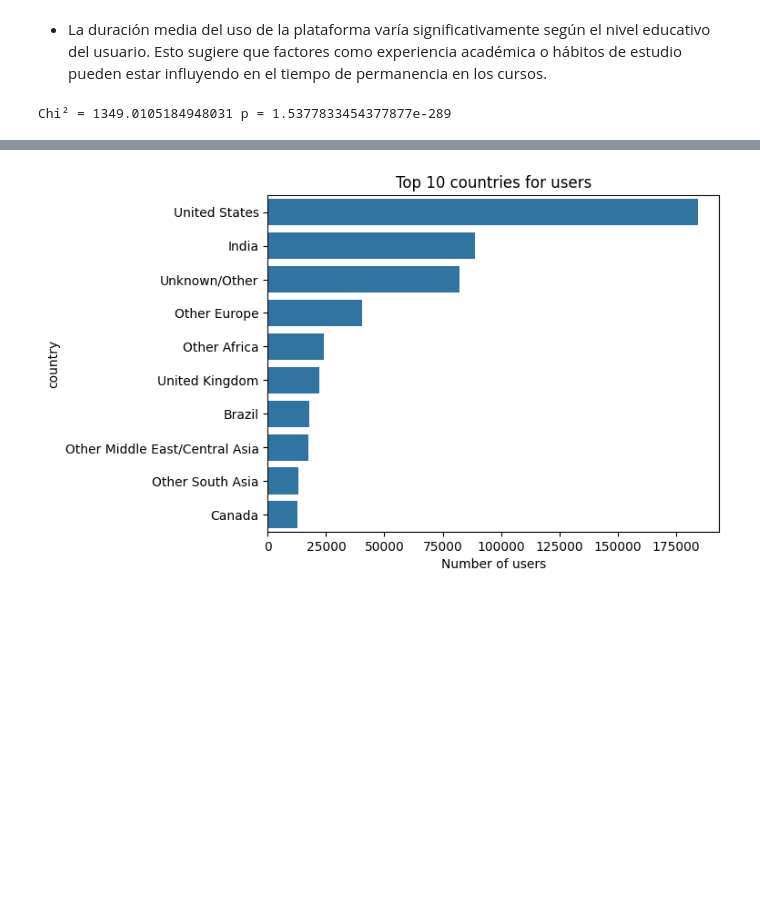
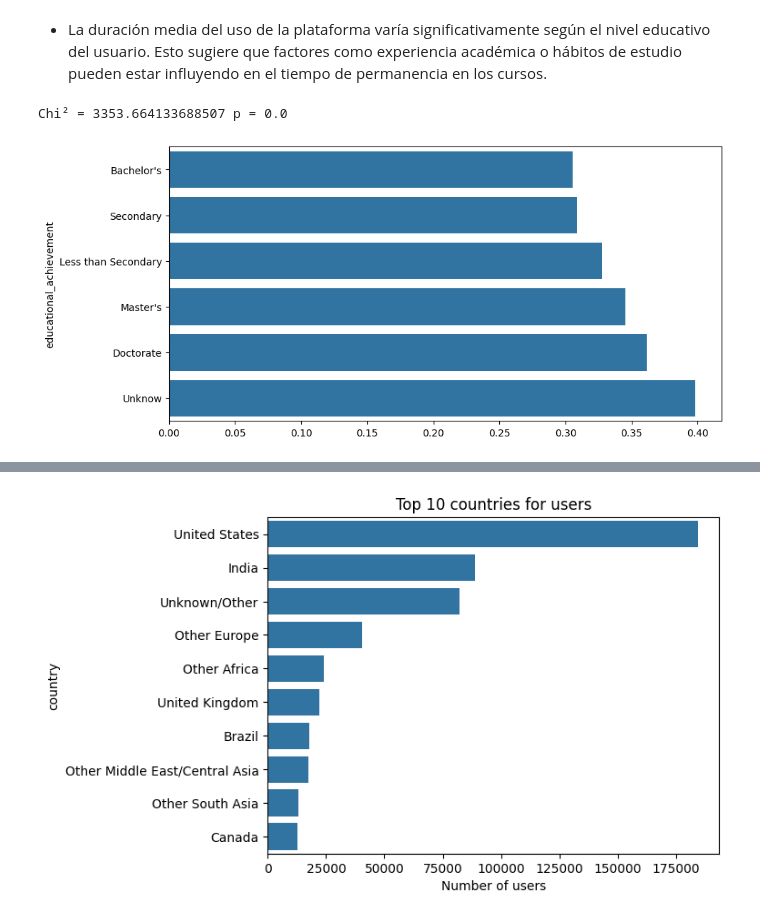
Before and after one commit to abdonrb/Course-engagement, a Jupyter notebook: notebooks/Eda.ipynb, the cells around one changed output, grey strips where cells are left out. Drawn from its saved outputs; the diff is of its cells as text; code cells hidden in the pictures; blank space fills up the shorter version.

```diff
--- a/notebooks/Eda.ipynb
+++ b/notebooks/Eda.ipynb
@@ -435,7 +475,13 @@ F = 747.38, p = 0.0000
 table = pd.crosstab(df['educational_achievement'], df['active_engagement'])
 chi2, p, dof, _ = chi2_contingency(table)
 
-print("Chi² =", chi2, "p =", p)
+print("Chi2 =", chi2, "p =", p)
 # %% [output]
-Chi² = 1349.0105184948031 p = 1.5377833454377877e-289
+Chi² = 3353.664133688507 p = 0.0
+# %%
+engagement_rate = df.groupby('educational_achievement')['active_engagement'].mean().sort_values()
+plt.figure(figsize=(10, 5))
+sns.barplot(x=engagement_rate.values, y=engagement_rate.index);
+# %% [output]
+[figure, added]
 # %% [markdown]
```
Also changed, not shown: parts of 30 cells of this notebook.
